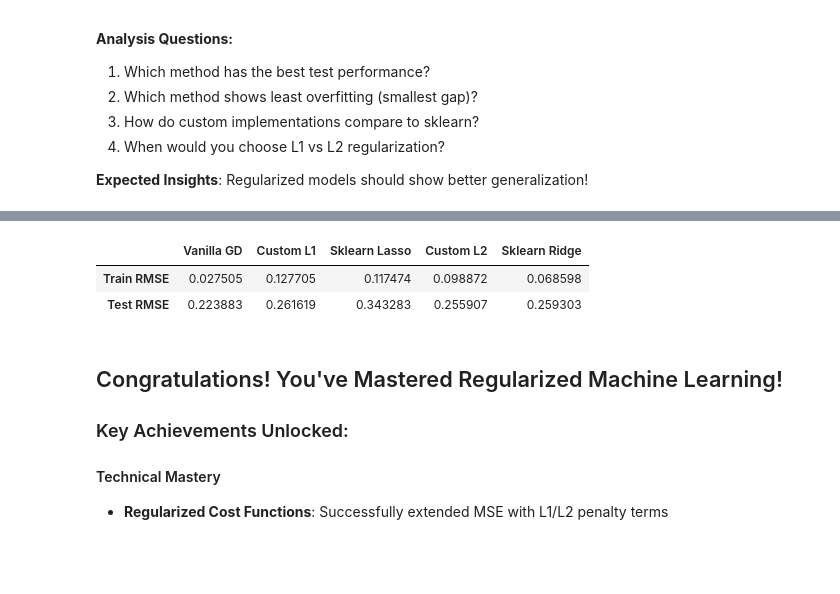
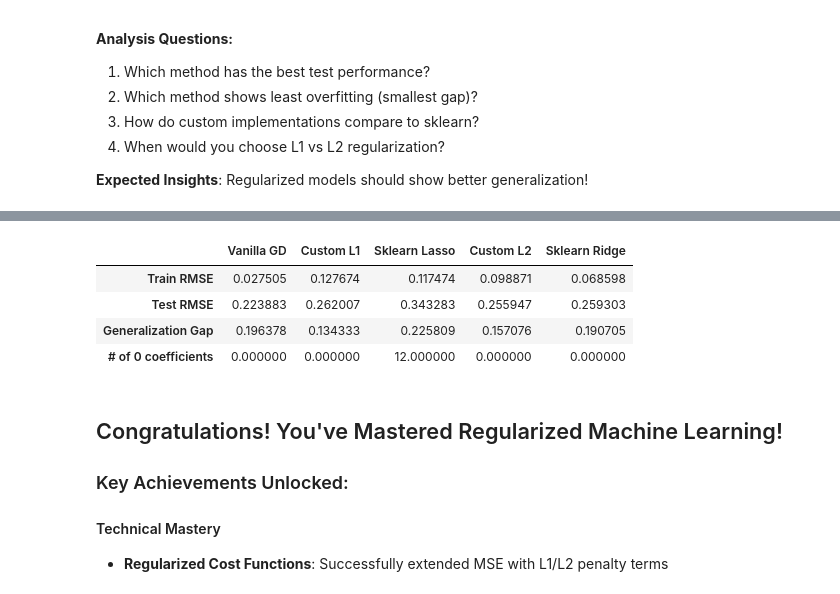
Before and after one commit to gabbymp3/stat362, a Jupyter notebook: student/quizzes/week_4/regularized_gd.ipynb, the cells around one changed output, grey strips where cells are left out. Drawn from its saved outputs; the diff is of its cells as text; code cells hidden in the pictures; blank space fills up the shorter version.

```diff
--- a/student/quizzes/week_4/regularized_gd.ipynb
+++ b/student/quizzes/week_4/regularized_gd.ipynb
@@ -291,11 +291,13 @@ X_train_scaled_1 = np.column_stack((np.ones(X_train_scaled.shape[0]), X_train_sc
 X_test_scaled_1 = np.column_stack((np.ones(X_test_scaled.shape[0]), X_test_scaled))
 
 # initialize the model parameters to 0
-w = np.zeros(X_train_scaled_1.shape[1])
+w_initial = np.zeros(X_train_scaled_1.shape[1])
 # run the gradient descent algorithm for 1000 iterations with a learning rate of 0.01 and lambda = 0.1
 alpha = 0.1
 num_iters = 50000
-w, J_history, test_J_history = gradient_descent_matrix(X_train_scaled_1, y_train, X_test_scaled_1, y_test, w, alpha, num_iters)
+w_vanilla, J_history, test_J_history = gradient_descent_matrix(X_train_scaled_1, y_train, X_test_scaled_1, y_test, w_initial, alpha, num_iters)
+
+print(f"w found by gradient descent: {w_vanilla}")
 # %% [output]
 Iteration    0: Train Cost     0.19 Test Cost     0.21
 Iteration 1000: Train Cost     0.01 Test Cost     0.08
@@ -530,7 +532,10 @@ def compute_gradient_matrix_reg_l2(X, y, w, lambda_reg):
 
     m = X.shape[0]
     error = X @ w - y
-    dj_dw = (X.T @ error) / m + (lambda_reg * w)
+    dj_dw = (X.T @ error) / m
+    reg_term = np.zeros_like(w)
+    reg_term[1:] = lambda_reg * w[1:]
+    dj_dw = dj_dw + reg_term
     return dj_dw
 # %%
 # Function to perform gradient descent with L2 regularization
@@ -717,7 +724,10 @@ def compute_gradient_matrix_reg_l1(X, y, w, lambda_reg):
     # use vectorization to implement the gradient for linear regression with L1 regularization, do not regularize the bias term
     m = X.shape[0]
     error = X @ w - y
-    dj_dw = (X.T @ error) / m + lambda_reg * np.sign(w)
+    dj_dw = (X.T @ error) / m
+    reg_term = np.zeros_like(w)
+    reg_term[1:] = lambda_reg * np.sign(w[1:])
+    dj_dw = dj_dw + reg_term
     return dj_dw
 # %%
 # Function to perform gradient descent with L1 regularization
@@ -760,13 +770,13 @@ def gradient_descent_matrix_reg_l1(X, y, X_test, y_test, w_in, alpha, num_iters,
     return w, J_history, test_J_history
 # %%
 # initialize the model parameters to 0
-w = np.zeros(X_train_scaled_1.shape[1])
+w_initial = np.zeros(X_train_scaled_1.shape[1])
 # run the gradient descent algorithm for 1000 iterations with a learning rate of 0.01 and lambda = 0.1
 alpha = 0.1
 num_iters = 60000
 lambda_l1 = 0.004
-GD_L1_w, J_history, test_J_history = gradient_descent_matrix_reg_l1(X_train_scaled_1, y_train, X_test_scaled_1, y_test, w, alpha, num_iters, lambda_l1)
-print(f"w found by gradient descent with L1 regularization: {w} ")
+GD_L1_w, J_history, test_J_history = gradient_descent_matrix_reg_l1(X_train_scaled_1, y_train, X_test_scaled_1, y_test, w_initial, alpha, num_iters, lambda_l1)
+print(f"w found by gradient descent with L1 regularization: {GD_L1_w} ")
 # %% [output]
 Iteration    0: Cost     0.19   Test Cost     0.21
 Iteration 5000: Cost     0.02   Test Cost     0.08
@@ -1032,18 +1056,20 @@ df.head(20)
 # %%
 # putting all the RMSE values in a dataframe
 df = pd.DataFrame({
-    'Vanilla GD': [gd_rmse_train, gd_rmse_test],
-    'Custom L1': [gd_l1_rmse_train, gd_l1_rmse_test],
-    'Sklearn Lasso': [lasso_train_rmse, lasso_test_rmse],
-    'Custom L2': [gd_l2_rmse_train, gd_l2_rmse_test],
-    'Sklearn Ridge': [ridge_train_rmse, ridge_test_rmse]
-}, index=['Train RMSE', 'Test RMSE'])
+    'Vanilla GD': [gd_rmse_train, gd_rmse_test, gd_rmse_test - gd_rmse_train, np.sum(w_vanilla[1:] == 0)],
+    'Custom L1': [gd_l1_rmse_train, gd_l1_rmse_test, gd_l1_rmse_test - gd_l1_rmse_train, np.sum(GD_L1_w[1:] == 0)],
+    'Sklearn Lasso': [lasso_train_rmse, lasso_test_rmse, lasso_test_rmse - lasso_train_rmse, np.sum(lasso_model.coef_ == 0)],
+    'Custom L2': [gd_l2_rmse_train, gd_l2_rmse_test, gd_l2_rmse_test - gd_l2_rmse_train, np.sum(GD_L2_w[1:] == 0)],
+    'Sklearn Ridge': [ridge_train_rmse, ridge_test_rmse, ridge_test_rmse - ridge_train_rmse, np.sum(ridge_model.coef_ == 0)]
+}, index=['Train RMSE', 'Test RMSE', 'Generalization Gap', '# of 0 coefficients'])
 
 df.head()
 # %% [output]
 |  | Vanilla GD | Custom L1 | Sklearn Lasso | Custom L2 | Sklearn Ridge |
-| Train RMSE | 0.027505 | 0.127705 | 0.117474 | 0.098872 | 0.068598 |
-| Test RMSE | 0.223883 | 0.261619 | 0.343283 | 0.255907 | 0.259303 |
+| Train RMSE | 0.027505 | 0.127674 | 0.117474 | 0.098871 | 0.068598 |
+| Test RMSE | 0.223883 | 0.262007 | 0.343283 | 0.255947 | 0.259303 |
+| Generalization Gap | 0.196378 | 0.134333 | 0.225809 | 0.157076 | 0.190705 |
+| # of 0 coefficients | 0.000000 | 0.000000 | 12.000000 | 0.000000 | 0.000000 |
 # %% [markdown]
 ## Congratulations! You've Mastered Regularized Machine Learning!
 
```
Also changed, not shown: parts of 10 cells of this notebook.
